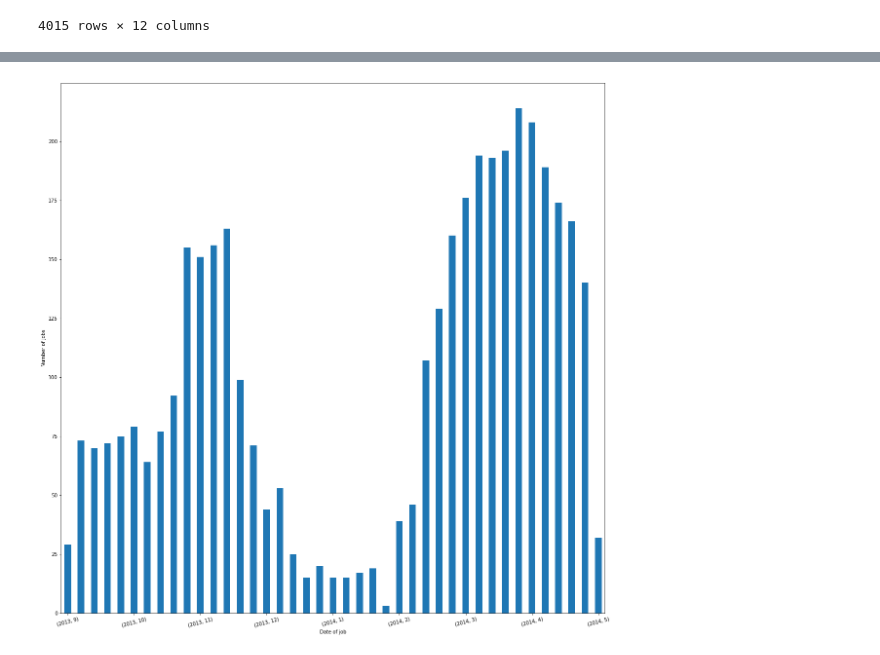
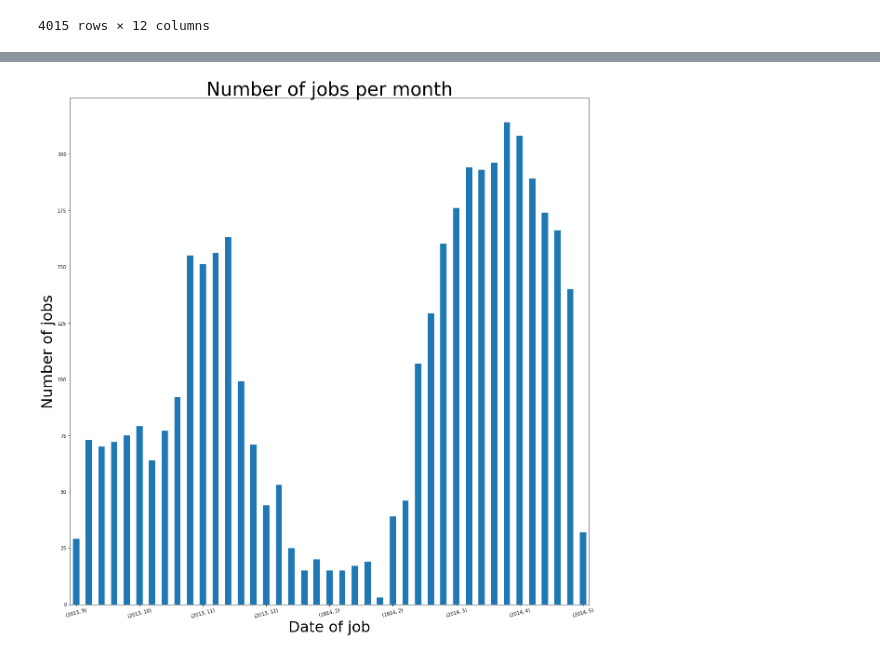
Before and after one commit to pdefusco/movingcompany, a Jupyter notebook: Vector Moving Analysis.ipynb, the cells around one changed output, grey strips where cells are left out. Drawn from its saved outputs; the diff is of its cells as text; code cells hidden in the pictures.

Commit message:
Histogram of Dates

```diff
--- a/Vector Moving Analysis.ipynb
+++ b/Vector Moving Analysis.ipynb
@@ -180,9 +180,10 @@ loc = plticker.MultipleLocator(base=5.0) # this locator puts ticks at regular in
 # %%
 ax = dfJobs['DTSTART'].groupby([dfJobs['DTSTART'].dt.year, dfJobs['DTSTART'].dt.month]).count().plot(kind="bar",
                                                                                                      rot=15,
                                                                                                     figsize=(20,20));
-ax.xaxis.set_major_locator(loc)
-plt.xlabel('Date of job');
-plt.ylabel('Number of jobs');
+ax.xaxis.set_major_locator(loc);
+plt.xlabel('Date of job', fontsize=32);
+plt.ylabel('Number of jobs', fontsize=32);
+plt.title('Number of jobs per month', fontsize=40);
 # %% [output]
-[figure, old version]
+[figure, new version]
```
